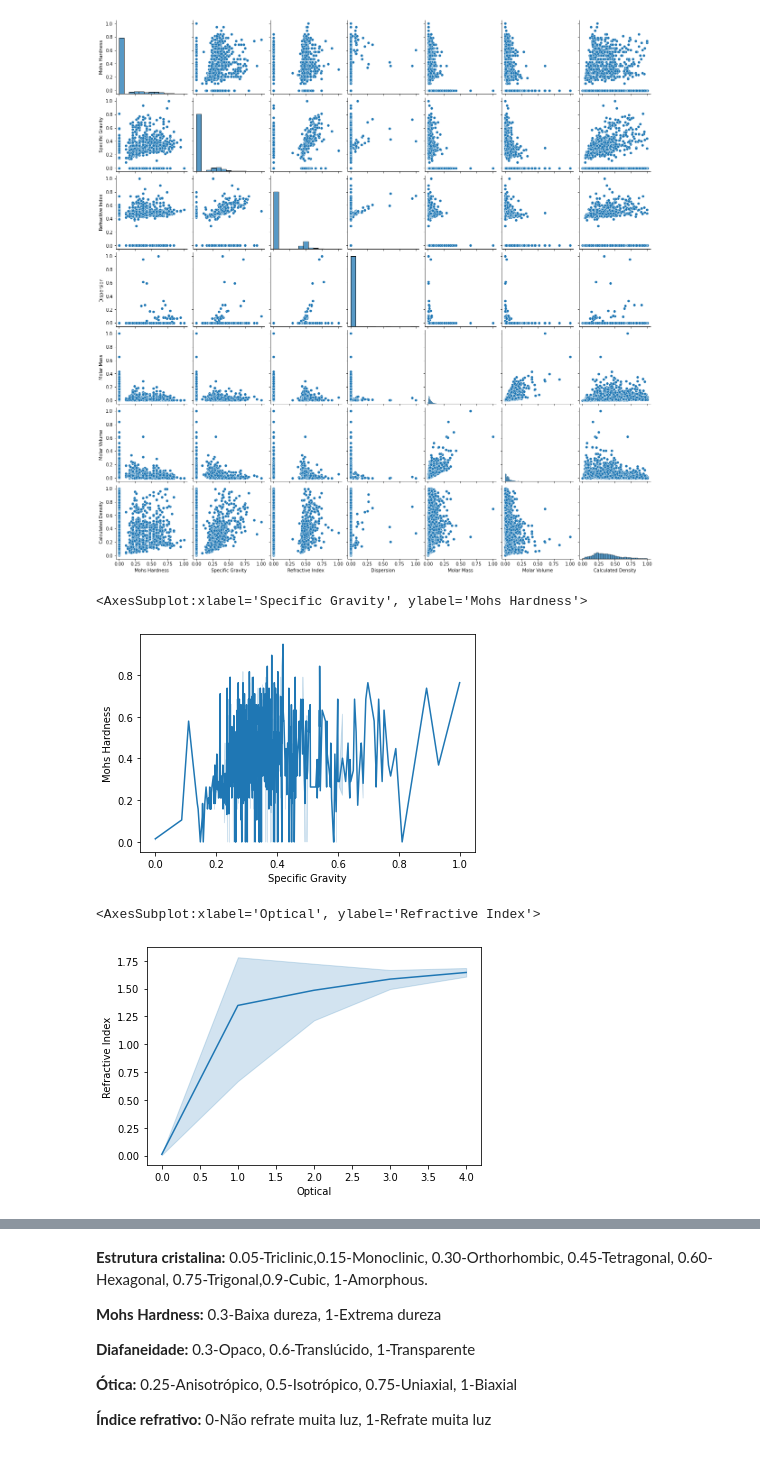
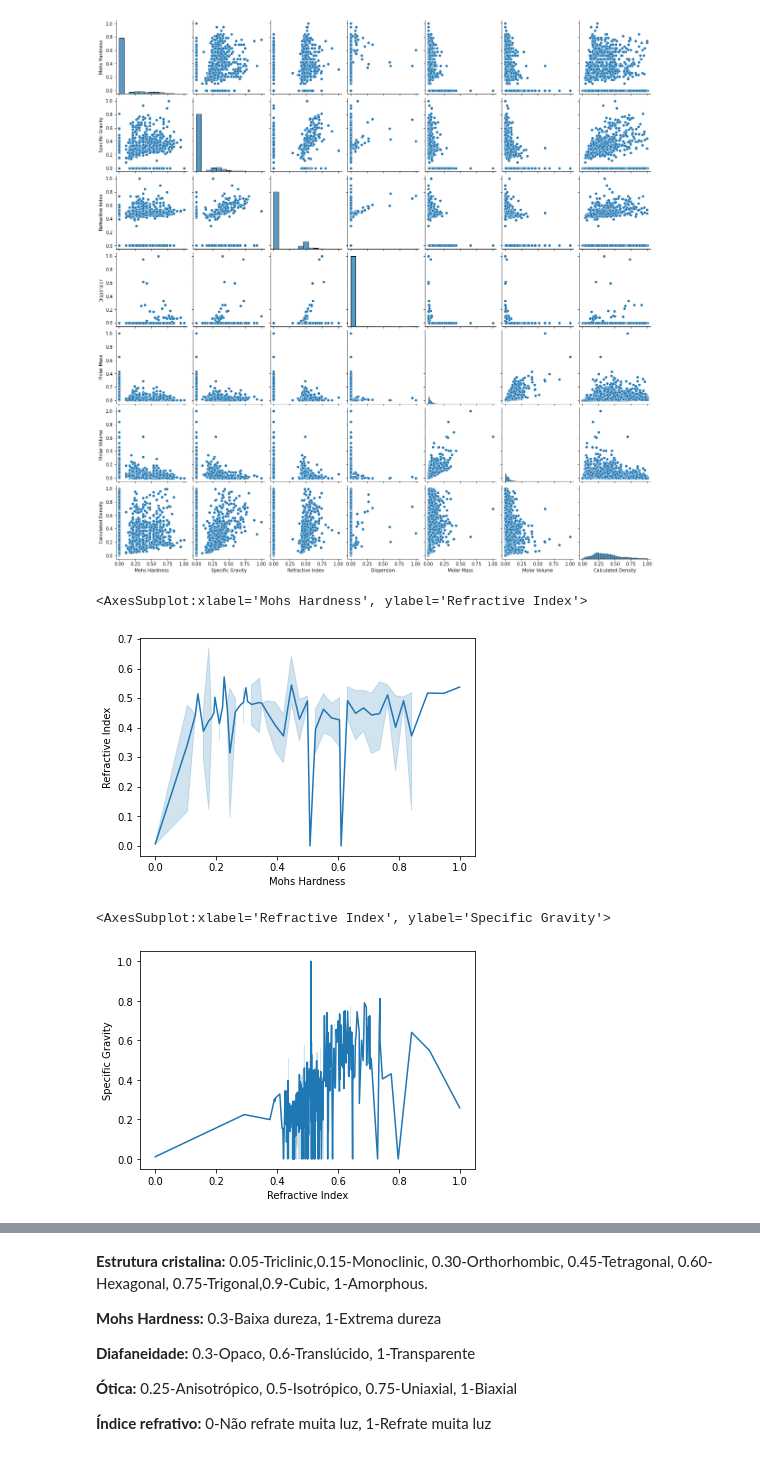
Before and after one commit to CaioHubit/Aprendizado-de-M-quina, a Jupyter notebook: alpha0.1bloco1.ipynb, the cells around one changed output, grey strips where cells are left out. Drawn from its saved outputs; the diff is of its cells as text; code cells hidden in the pictures.

```diff
--- a/alpha0.1bloco1.ipynb
+++ b/alpha0.1bloco1.ipynb
@@ -199,11 +192,11 @@ df_normalizado
 # %%
-sns.lineplot(data = df_normalizado, y='Mohs Hardness', x='Specific Gravity')
+sns.lineplot(data = df_normalizado, y='Refractive Index', x='Mohs Hardness')
 # %% [output]
-<AxesSubplot:xlabel='Specific Gravity', ylabel='Mohs Hardness'>
+<AxesSubplot:xlabel='Mohs Hardness', ylabel='Refractive Index'>
-[figure, old version]
+[figure, new version]
 # %%
-sns.lineplot(data = df_chem, x='Optical',y='Refractive Index')
+sns.lineplot(data = df_normalizado, x='Refractive Index',y='Specific Gravity')
 # %% [output]
-<AxesSubplot:xlabel='Optical', ylabel='Refractive Index'>
+<AxesSubplot:xlabel='Refractive Index', ylabel='Specific Gravity'>
-[figure, old version]
+[figure, new version]
 # %%
```
Also changed, not shown: parts of 12 cells of this notebook.
